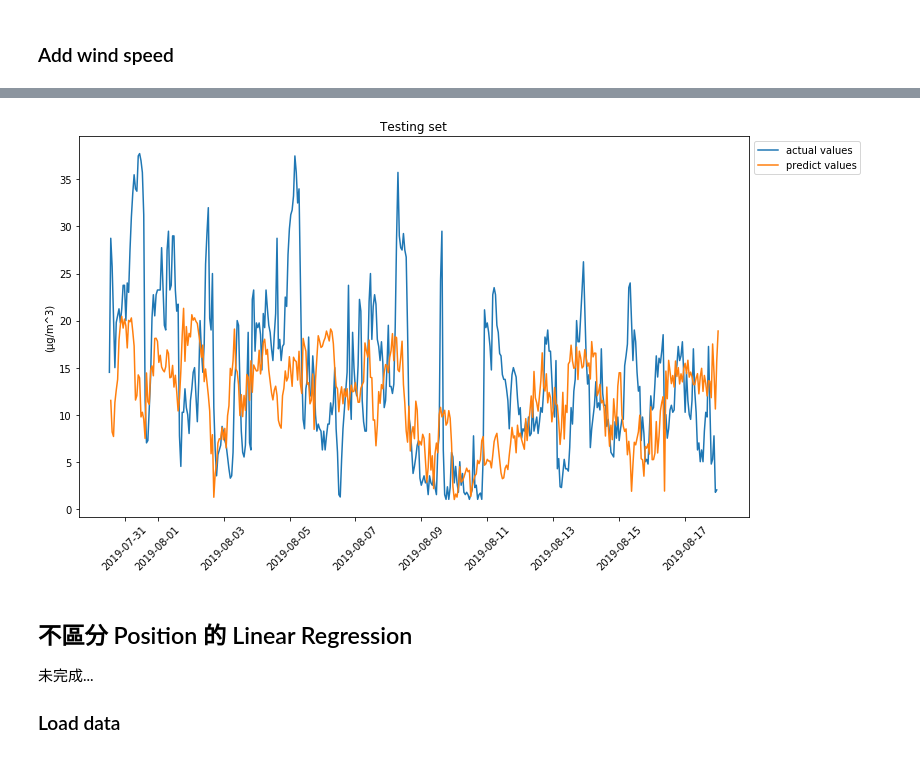
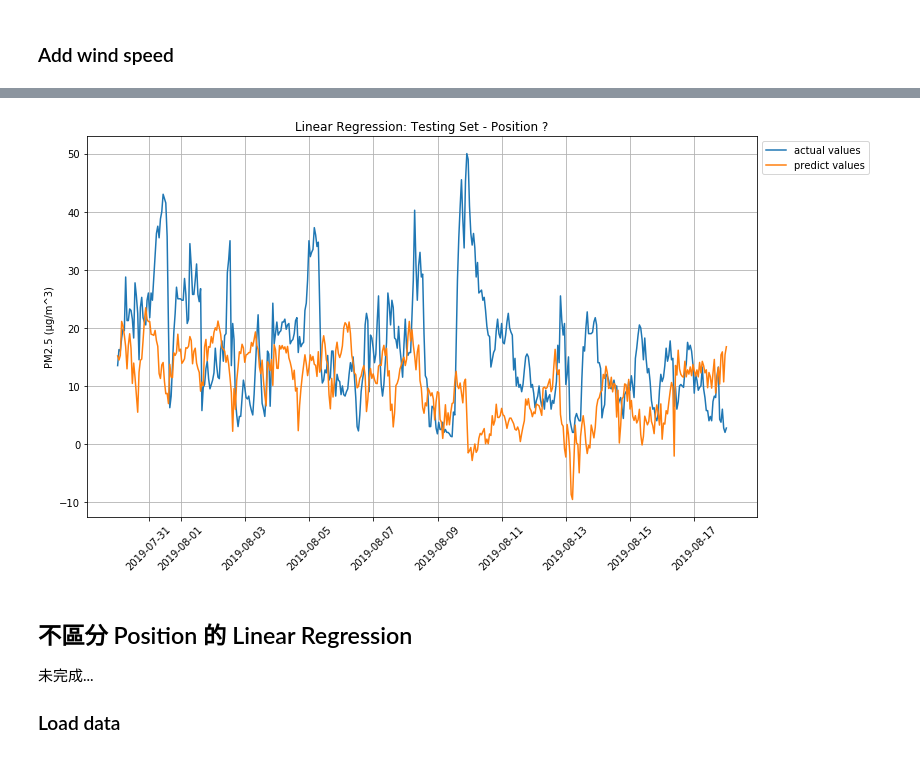
Before and after one commit to kevin110604/pm2.5_training, a Jupyter notebook: pm2.5_training_notebook.ipynb, the cells around one changed output, grey strips where cells are left out. Saved outputs shown, nothing was run; the diff lists cells and outputs as text; code cells hidden in the pictures.

```diff
--- a/pm2.5_training_notebook.ipynb
+++ b/pm2.5_training_notebook.ipynb
@@ -661,7 +825,25 @@ df3mean = df3.groupby(['month', 'day', 'hour']).mean()
+# %%
+rain_data = []
+for month in [5, 6, 7, 8]:
+    if month == 5:
+        r = range(11, 32)
+    elif month == 6:
+        r = range(1, 31)
+    elif month == 7:
+        r = range(1, 32)
+    elif month == 8:
+        r = range(1, 18)
+    for day in r:
+        tmp = crawler_rain(month, day)
+        rain_data = rain_data + tmp
+# %%
+rain = pd.DataFrame(rain_data)
+# %%
+rain.set_index(['month', 'day', 'hour'], inplace=True)
 # %%
-df3mean = pd.concat([df3mean, wind], axis=1, sort=False)
+dfconcat = pd.concat([df3mean, wind, rain], axis=1, sort=False)
 # %%
-df3mean.reset_index(inplace=True)
+dfconcat.reset_index(inplace=True)
 # Reconstruct time infomation by `month`, `day`, and `hour`
 
 def get_time(x):
@@ -670,51 +852,40 @@ def get_time(x):
     time = dt.datetime.strptime(time_str, '%Y %m %d %H').replace(tzinfo=taipei_tz)
     return time
 
-df3mean['time'] = df3mean[['month', 'day', 'hour']].apply(get_time, axis=1)
+dfconcat['time'] = dfconcat[['month', 'day', 'hour']].apply(get_time, axis=1)
 # Shift columns
-df3mean[['pm2.5_shift']] = df3mean[['pm2.5']].shift(-1)
-df3mean[['time_shift']] = df3mean[['time']].shift(-1)
+dfconcat[['pm2.5_shift']] = dfconcat[['pm2.5']].shift(-1)
+dfconcat[['time_shift']] = dfconcat[['time']].shift(-1)
 # Discard rows that contain NaN value
-df3mean.dropna(inplace=True)
-# Save time infomation in another df, and discard it
-df3mean_time = df3mean['time']
-df3mean_time_shift = df3mean['time_shift']
-df3mean.drop(columns=['time', 'time_shift'], axis=0, inplace=True)
+dfconcat.dropna(inplace=True)
 # Save mean and std
-mean_all = df3mean.mean()
-std_all = df3mean.std()
+want_cols = ['pm1.0', 'pm2.5', 'pm10.0', 'temp', 'humidity', 'speed', 'pm2.5_shift']
+mean_all = dfconcat.loc[:, want_cols].mean()
+std_all = dfconcat.loc[:, want_cols].std()
 # Normalization
-df3mean = (df3mean - df3mean.mean()) / df3mean.std()
+dfconcat.loc[:, want_cols] = (dfconcat.loc[:, want_cols] - mean_all) / std_all
 # Divid training set and test set
-four_fifth_len = len(df3mean)*0.8
+four_fifth_len = len(dfconcat)*0.8
 four_fifth_len = int(four_fifth_len)
 
-train_df = df3mean[:four_fifth_len]
-test_df = df3mean[four_fifth_len:]
+train_df = dfconcat[:four_fifth_len]
+test_df = dfconcat[four_fifth_len:]
 
-train_df_time = df3mean_time[:four_fifth_len]
-test_df_time = df3mean_time[four_fifth_len:]
-
-train_df_time_shift = df3mean_time_shift[:four_fifth_len]
-test_df_time_shift = df3mean_time_shift[four_fifth_len:]
-
-X = train_df[['month', 'day', 'weekday', 'hour', 'pm1.0', 'pm2.5', 'pm10.0', 'temp', 'humidity', 'speed']]
+# 'month', 'day', 'weekday', 'hour', 'pm1.0', 'pm2.5', 'pm10.0', 'temp', 'humidity', 'speed'
+X = train_df[['temp', 'humidity', 'speed', 'rain']]
 y = train_df[['pm2.5_shift']]
 
-test_X = test_df[['month', 'day', 'weekday', 'hour', 'pm1.0', 'pm2.5', 'pm10.0', 'temp', 'humidity', 'speed']]
+test_X = test_df[['temp', 'humidity', 'speed', 'rain']]
 test_y = test_df[['pm2.5_shift']]
-# Select features I want
-X_fsm = X[['temp', 'humidity', 'speed']]
-test_X_fsm = test_X[['temp', 'humidity', 'speed']]
 # Fit the model
 model = linear_model.LinearRegression(normalize=True)
-model.fit(X_fsm, y)
+model.fit(X, y)
 # See the coefficients of our model
-for i in range(len(X_fsm.columns)):
-    print('Coefficient for %10s:\t%s' % (X_fsm.columns[i], model.coef_[0][i]))
+for i in range(len(X.columns)):
+    print('Coefficient for %10s:\t%s' % (X.columns[i], model.coef_[0][i]))
 # Calculate predict value
-predict_train_y = model.predict(X_fsm)
-predict_y = model.predict(test_X_fsm)
+predict_train_y = model.predict(X)
+predict_y = model.predict(test_X)
 # Transform normalized data back to original data
 m = mean_all['pm2.5_shift']
 s = std_all['pm2.5_shift']
@@ -729,31 +900,32 @@ m = mean_all['pm2.5']
 s = std_all['pm2.5']
 
 test_df_ori = test_df['pm2.5'] * s + m
-# Calculate mean squared error for training set & test set
-train_mse = metrics.mean_squared_error(y_ori, predict_train_y_ori)
-test_mse = metrics.mean_squared_error(test_y_ori, predict_y_ori)
+# Calculate MSE, MAPE for training set & test set
 
-print('Train MSE:\t %s,\t RMSE: %s (μg/m^3)' % (train_mse, np.sqrt(train_mse)))
-print('Test MSE:\t %s,\t RMSE: %s (μg/m^3)' % (test_mse, np.sqrt(test_mse)))
-# Calculate mean absolute percentage error for training set & test set
 def mean_absolute_percentage_error(y_true, y_pred):
     y_true, y_pred = np.array(y_true), np.array(y_pred)
     return np.mean(np.abs((y_true - y_pred) / y_true)) * 100
 
+train_mse = metrics.mean_squared_error(y_ori, predict_train_y_ori)
+test_mse = metrics.mean_squared_error(test_y_ori, predict_y_ori)
+
 train_mape = mean_absolute_percentage_error(y_ori, predict_train_y_ori)
 test_mape = mean_absolute_percentage_error(test_y_ori, predict_y_ori)
-print('Train MAPE:\t %s %%' % train_mape)
-print('Test MAPE:\t %s %%' % test_mape)
+
+print('Train MSE:\t %f,\t RMSE: %f (μg/m^3),\t MAPE:\t %f %%' % (train_mse, np.sqrt(train_mse), train_mape))
+print('Test MSE:\t %f,\t RMSE: %f (μg/m^3),\t MAPE:\t %f %%' % (test_mse, np.sqrt(test_mse), test_mape))
 # Add explicitly converter
 pd.plotting.register_matplotlib_converters()
 # Plt
 plt.figure(figsize=(12, 7))
-# plt.plot(test_df_time_shift, test_y_ori, label='actual values')
-plt.plot(test_df_time, test_df_ori, label='actual values')
-plt.plot(test_df_time_shift, predict_y_ori, label='predict values')
+# plt.plot(test_df['time'], test_df_ori, label='actual values')
+plt.plot(test_df['time_shift'], test_y_ori, label='actual values')
+plt.plot(test_df['time_shift'], predict_y_ori, label='predict values')
 plt.xticks(rotation=45)
-plt.ylabel('(μg/m^3)')
+plt.ylabel('Time')
+plt.ylabel('PM2.5 (μg/m^3)')
 plt.legend(loc='upper left', bbox_to_anchor=(1,1))
-plt.title('Testing set')
+plt.title('Linear Regression: Testing Set - Position ?')
+plt.grid()
 plt.show()
 # %% [output]
@@ -767,4 +938,4 @@ Test MAPE:       69.25020088181223 %
-[figure, old version]
+[figure, new version]
 # %% [markdown]
 ## 不區分 Position 的 Linear Regression
 
```
Also changed, not shown: parts of 35 cells of this notebook, 2 other files.
